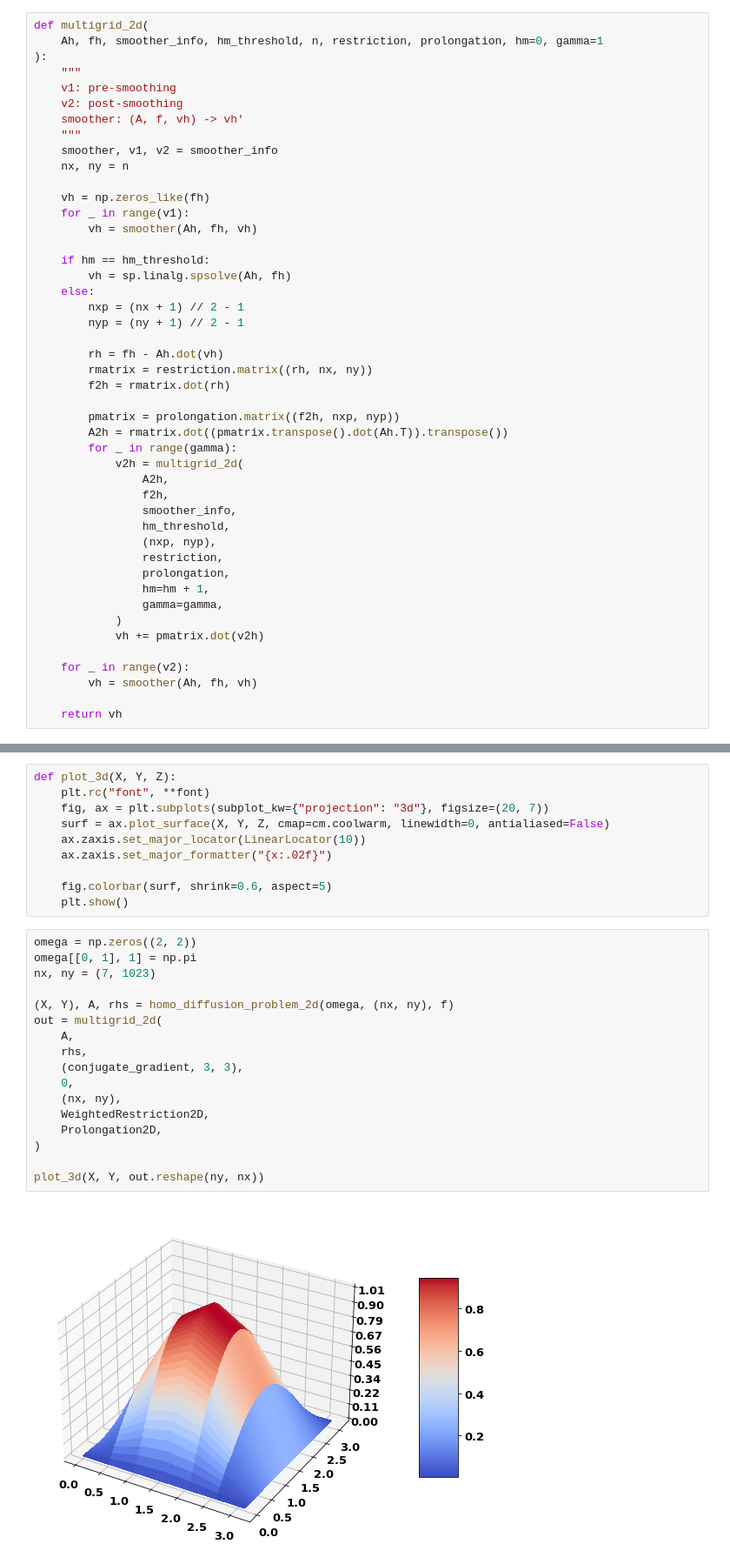
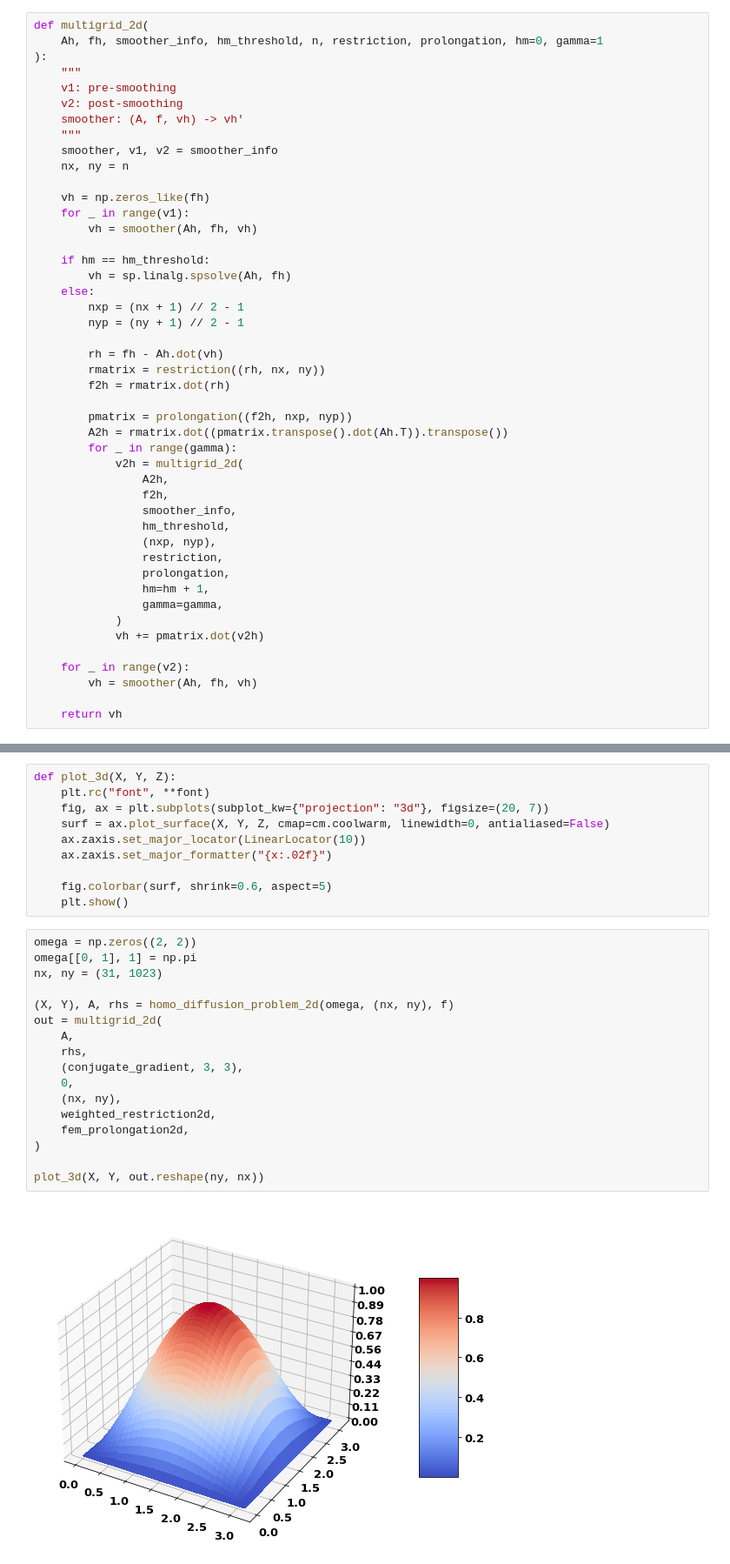
Before and after one commit to fandreuz/multigrid-pde, a Jupyter notebook: multigrid.ipynb, the cells around one changed output, grey strips where cells are left out. Shown at 87% size. Cells and saved outputs as stored; diff of their text form.

```diff
--- a/multigrid.ipynb
+++ b/multigrid.ipynb
@@ -231,10 +167,10 @@ def multigrid_2d(
         nyp = (ny + 1) // 2 - 1
 
         rh = fh - Ah.dot(vh)
-        rmatrix = restriction.matrix((rh, nx, ny))
+        rmatrix = restriction((rh, nx, ny))
         f2h = rmatrix.dot(rh)
 
-        pmatrix = prolongation.matrix((f2h, nxp, nyp))
+        pmatrix = prolongation((f2h, nxp, nyp))
         A2h = rmatrix.dot((pmatrix.transpose().dot(Ah.T)).transpose())
         for _ in range(gamma):
             v2h = multigrid_2d(
@@ -357,19 +293,19 @@ def plot_3d(X, Y, Z):
 # %%
 omega = np.zeros((2, 2))
 omega[[0, 1], 1] = np.pi
-nx, ny = (7, 1023)
+nx, ny = (31, 1023)
 
 (X, Y), A, rhs = homo_diffusion_problem_2d(omega, (nx, ny), f)
 out = multigrid_2d(
     A,
     rhs,
     (conjugate_gradient, 3, 3),
     0,
     (nx, ny),
-    WeightedRestriction2D,
-    Prolongation2D,
+    weighted_restriction2d,
+    fem_prolongation2d,
 )
 
 plot_3d(X, Y, out.reshape(ny, nx))
 # %% [output]
-[figure, old version]
+[figure, new version]
```
Also changed, not shown: parts of 8 cells of this notebook.
